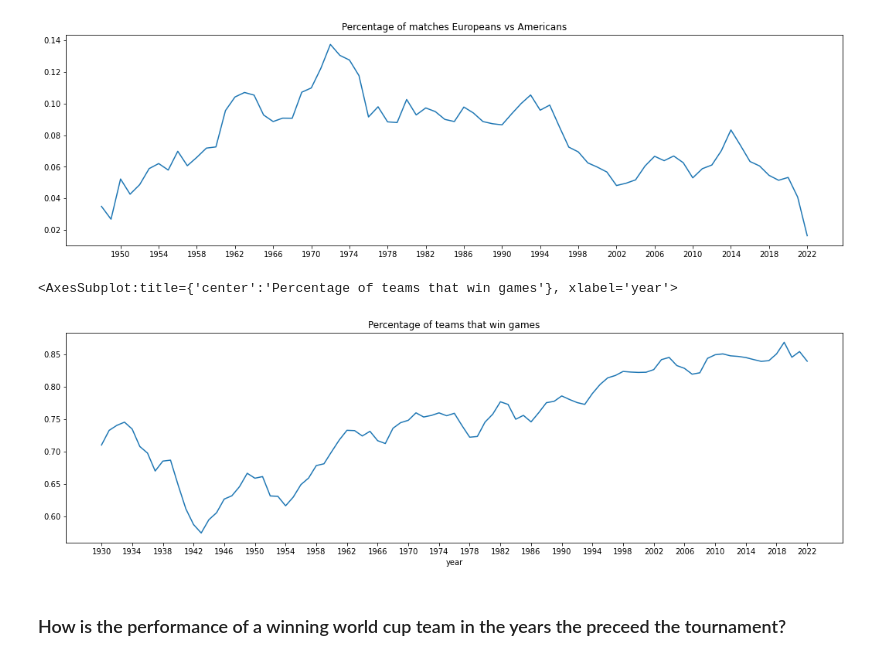
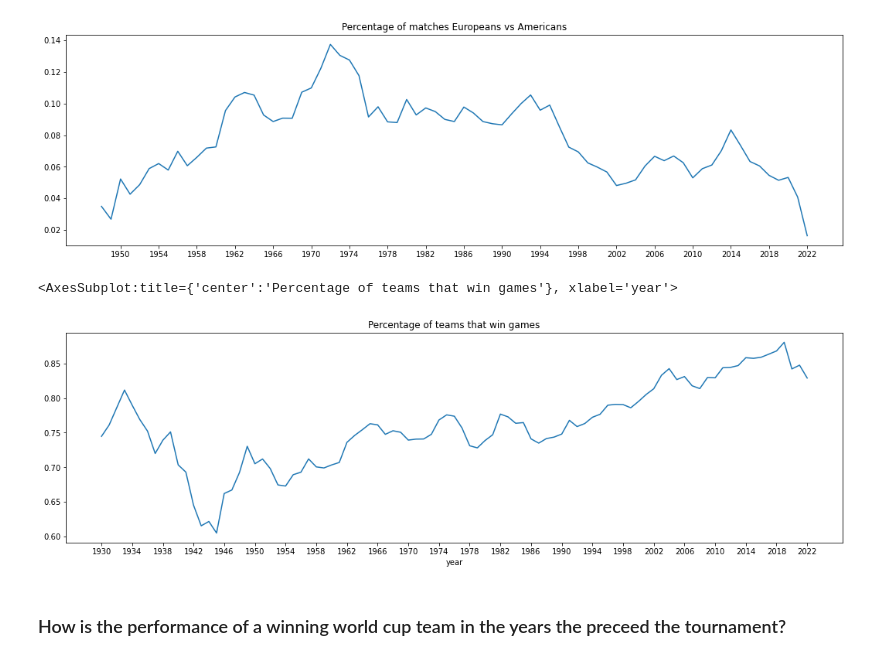
Before and after one commit to samuelca/international-football-results, a Jupyter notebook: exploratory-analysis.ipynb, the cells around one changed output. Drawn from its saved outputs; the diff is of its cells as text; code cells hidden in the pictures.

```diff
--- a/exploratory-analysis.ipynb
+++ b/exploratory-analysis.ipynb
@@ -303,35 +304,35 @@ xticks_values = np.arange(1950, 2026, 4).tolist()
 # %%
 # Did more different teams win games today than in the past?
 df_filtered = df_results[df_results['year'] > 1926]
 
 # Quantos times venceram / total de times que jogou
 
 df_list_count = []
 for y in df_filtered['year'].unique():
     df_year = df_filtered.groupby(by = 'year').get_group(y)
     matches_list = df_year['teams_envolved'].to_list()
     countries = [m[0] for m in matches_list] # Gets the home team
     countries.extend([m[1] for m in matches_list]) # Gets the away team
     total_countries = len(set(countries))
     winning_teams_list = []
     for i,row in df_year.iterrows():
-        if (row['outcome'] == 'H'):
+        if (row['outcome'] == 'H'): # Home teams wins
             winning_teams_list.append(row['home_team'])
-        elif(row['outcome'] == 'D'):
+        elif(row['outcome'] == 'A'): # Away team wins
             winning_teams_list.append(row['away_team'])
-    total_winners = len(set(winning_teams_list))
+    total_winners = len(set(winning_teams_list)) # Gets unique countries that win at least one game
     df_list_count.append([y,total_countries,total_winners])
 
 df_winners = pd.DataFrame(df_list_count, columns = ['year', 'total_countries', 'total_winners'])
 
 df_winners['ratio'] = df_winners['total_winners'] / df_winners['total_countries']
 
 xticks_values = np.arange(1930, 2026, 4).tolist()
 df_winners.set_index('year').rolling(4).mean().dropna()['ratio'].plot(figsize=(18,5),
                                                                         title = "Percentage of teams that win games",
                                                                         xticks = xticks_values)
 # %% [output]
 <AxesSubplot:title={'center':'Percentage of teams that win games'}, xlabel='year'>
-[figure, old version]
+[figure, new version]
 # %% [markdown]
 ### How is the performance of a winning world cup team in the years the preceed the tournament?
```
Also changed, not shown: parts of 20 cells of this notebook.
